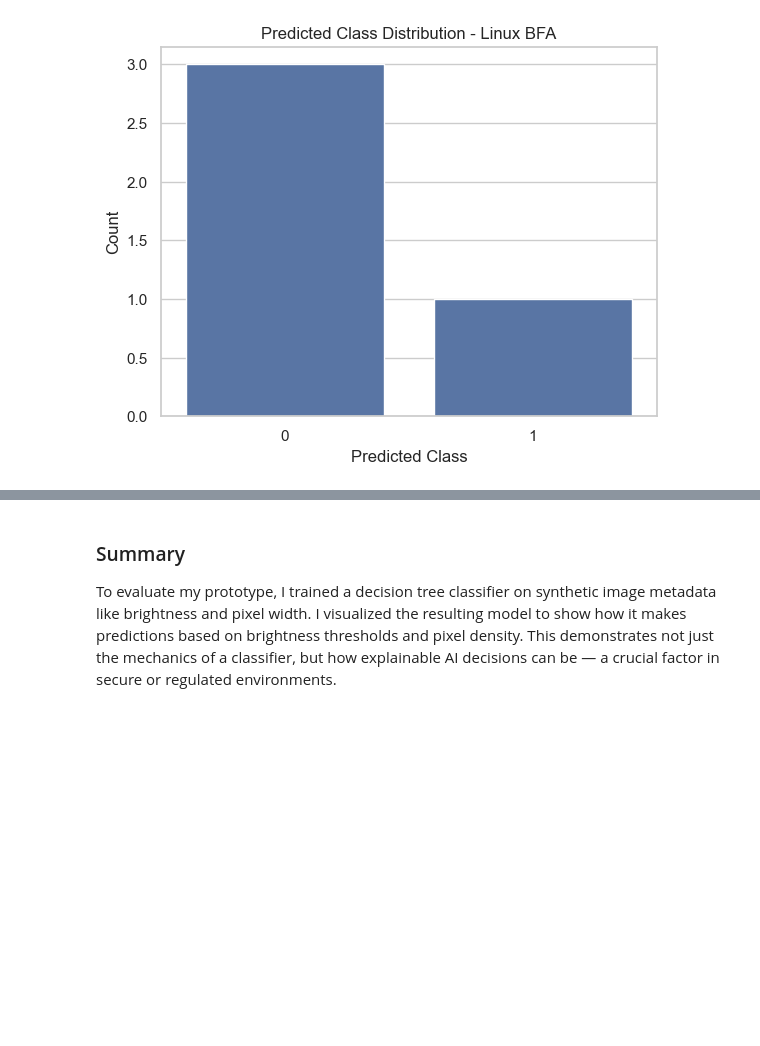
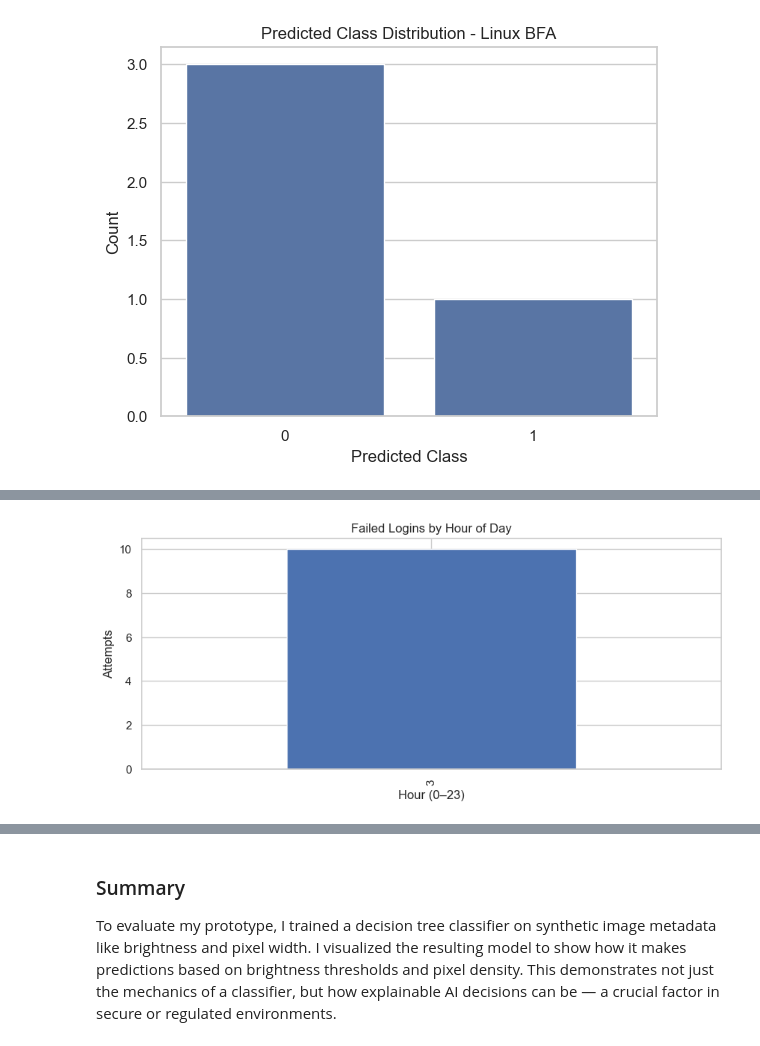
Before and after one commit to tristach/rakuten-ML-cloud-cover, a Jupyter notebook: notebooks/rakuten-ml-prototype.ipynb, the cells around one changed output, grey strips where cells are left out. Saved outputs shown, nothing was run; the diff lists cells and outputs as text; code cells hidden in the pictures; blank space fills up the shorter version.

```diff
--- a/notebooks/rakuten-ml-prototype.ipynb
+++ b/notebooks/rakuten-ml-prototype.ipynb
@@ -305,3 +305,8 @@ plt.ylabel("Count")
 plt.show()
 # %% [output]
 [figure]
+# %%
+import pandas as pd
+
+df = pd.read_csv("CloudCover.csv")
+print(df.head())
@@ -307,0 +362,14 @@ plt.show()
+# %%
+import matplotlib.pyplot as plt
+
+df['TimeGenerated'] = pd.to_datetime(df['TimeGenerated'], errors='coerce')
+df['Hour'] = df['TimeGenerated'].dt.hour
+
+df['Hour'].value_counts().sort_index().plot(kind='bar', figsize=(10,4))
+plt.title('Failed Logins by Hour of Day')
+plt.xlabel('Hour (0–23)')
+plt.ylabel('Attempts')
+plt.grid(True)
+plt.show()
+# %% [output]
+[figure, added]
```
Also changed, not shown: parts of 20 cells of this notebook, 9 other files.
